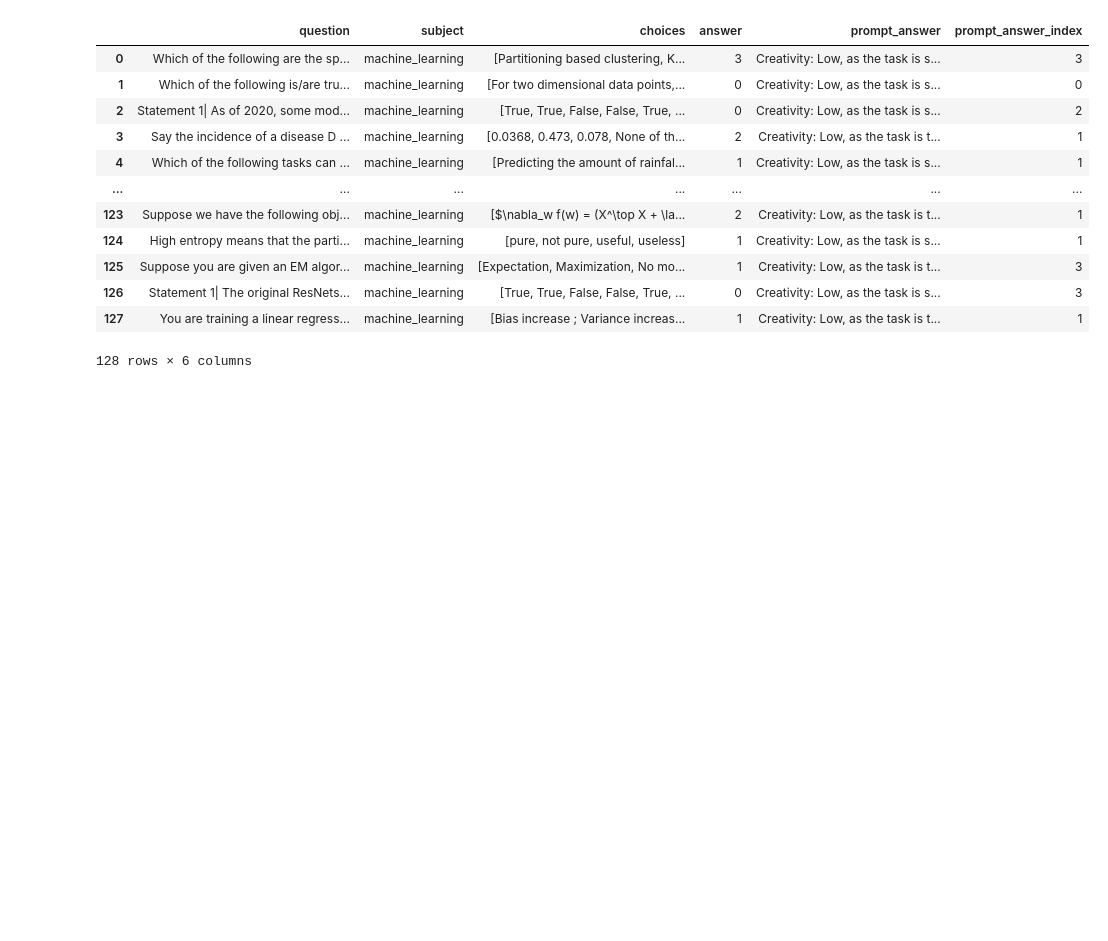
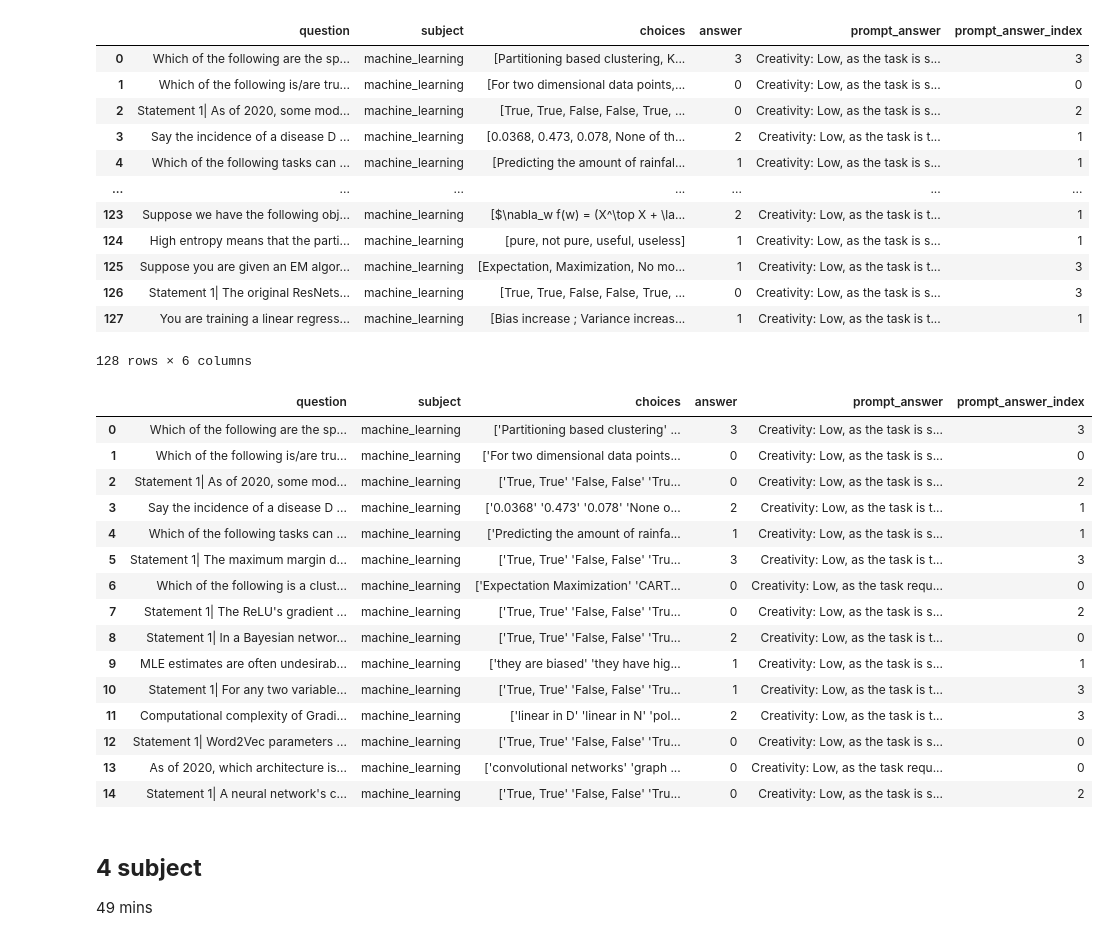
Before and after one commit to nxxk23/AI-Engineer, a Jupyter notebook: inetmodel_base.ipynb, the cells around one changed output. Cells and saved outputs as stored; diff of their text form; code cells hidden in the pictures; blank space fills up the shorter version.

```diff
--- a/inetmodel_base.ipynb
+++ b/inetmodel_base.ipynb
@@ -496,3 +518,25 @@ ml_df
 | 126 | Statement 1| The original ResNets... | machine_learning | [True, True, False, False, True, ... | 0 | Creativity: Low, as the task is s... | 3 |
 | 127 | You are training a linear regress... | machine_learning | [Bias increase ; Variance increas... | 1 | Creativity: Low, as the task is t... | 1 |
 128 rows × 6 columns
+# %%
+import pandas as pd
+ml_inet = pd.read_csv('/content/drive/MyDrive/AIEngineer/prompt/ml_inet(62.5).csv')
+ml_inet.drop(columns=['Unnamed: 0'], inplace=True)
+ml_inet.head(15)
+# %% [output]
+|  | question | subject | choices | answer | prompt_answer | prompt_answer_index |
+| 0 | Which of the following are the sp... | machine_learning | ['Partitioning based clustering' ... | 3 | Creativity: Low, as the task is s... | 3 |
+| 1 | Which of the following is/are tru... | machine_learning | ['For two dimensional data points... | 0 | Creativity: Low, as the task is s... | 0 |
+| 2 | Statement 1| As of 2020, some mod... | machine_learning | ['True, True' 'False, False' 'Tru... | 0 | Creativity: Low, as the task is s... | 2 |
+| 3 | Say the incidence of a disease D ... | machine_learning | ['0.0368' '0.473' '0.078' 'None o... | 2 | Creativity: Low, as the task is t... | 1 |
+| 4 | Which of the following tasks can ... | machine_learning | ['Predicting the amount of rainfa... | 1 | Creativity: Low, as the task is s... | 1 |
+| 5 | Statement 1| The maximum margin d... | machine_learning | ['True, True' 'False, False' 'Tru... | 3 | Creativity: Low, as the task is t... | 3 |
+| 6 | Which of the following is a clust... | machine_learning | ['Expectation Maximization' 'CART... | 0 | Creativity: Low, as the task requ... | 0 |
+| 7 | Statement 1| The ReLU's gradient ... | machine_learning | ['True, True' 'False, False' 'Tru... | 0 | Creativity: Low, as the task is s... | 2 |
+| 8 | Statement 1| In a Bayesian networ... | machine_learning | ['True, True' 'False, False' 'Tru... | 2 | Creativity: Low, as the task is t... | 0 |
+| 9 | MLE estimates are often undesirab... | machine_learning | ['they are biased' 'they have hig... | 1 | Creativity: Low, as the task is s... | 1 |
+| 10 | Statement 1| For any two variable... | machine_learning | ['True, True' 'False, False' 'Tru... | 1 | Creativity: Low, as the task is t... | 3 |
+| 11 | Computational complexity of Gradi... | machine_learning | ['linear in D' 'linear in N' 'pol... | 2 | Creativity: Low, as the task is t... | 3 |
+| 12 | Statement 1| Word2Vec parameters ... | machine_learning | ['True, True' 'False, False' 'Tru... | 0 | Creativity: Low, as the task is s... | 0 |
+| 13 | As of 2020, which architecture is... | machine_learning | ['convolutional networks' 'graph ... | 0 | Creativity: Low, as the task requ... | 0 |
+| 14 | Statement 1| A neural network's c... | machine_learning | ['True, True' 'False, False' 'Tru... | 0 | Creativity: Low, as the task is s... | 2 |
@@ -498,0 +545,3 @@ ml_df
+# %% [markdown]
+## **4 subject**
+49 mins
```
Also changed, not shown: parts of 22 cells of this notebook.
